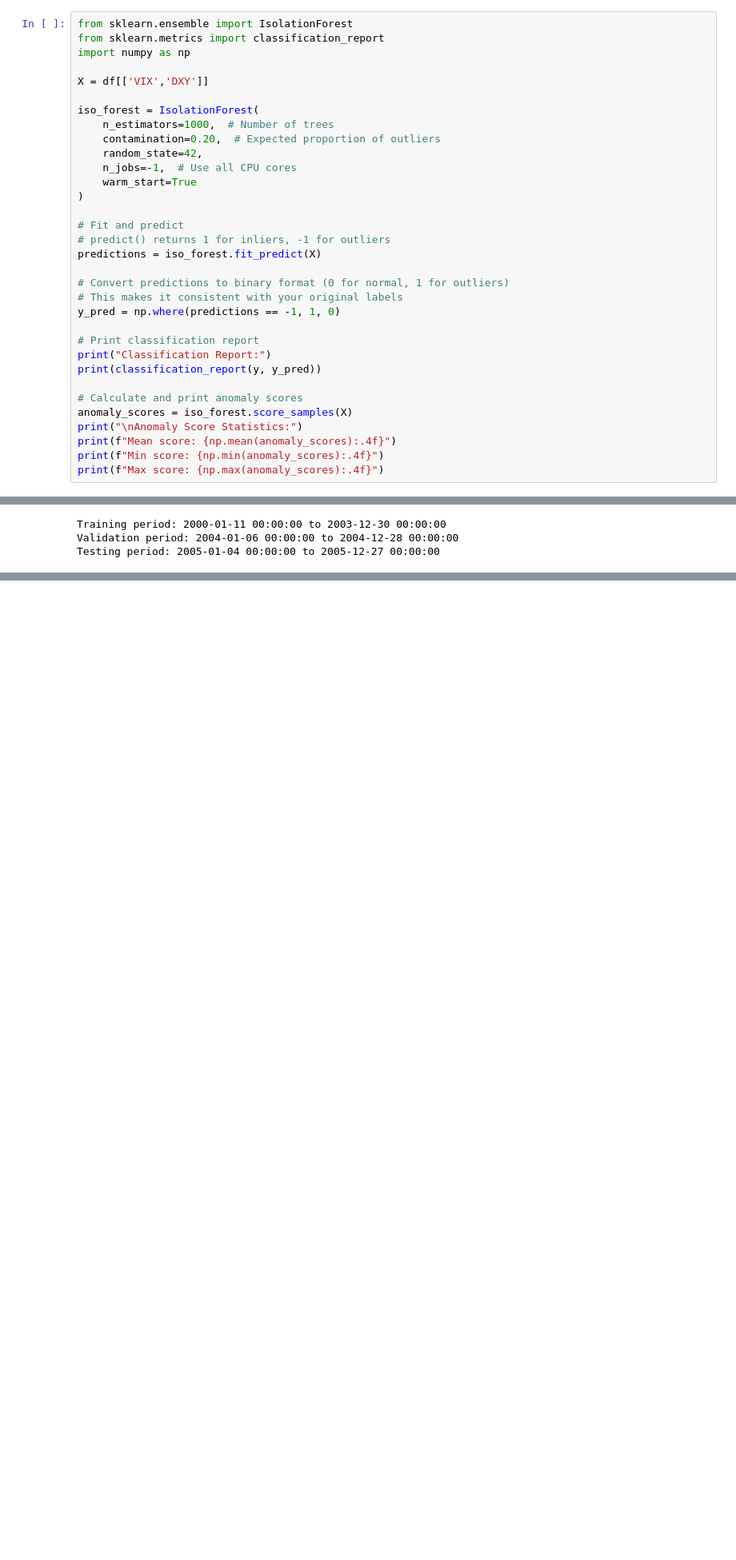
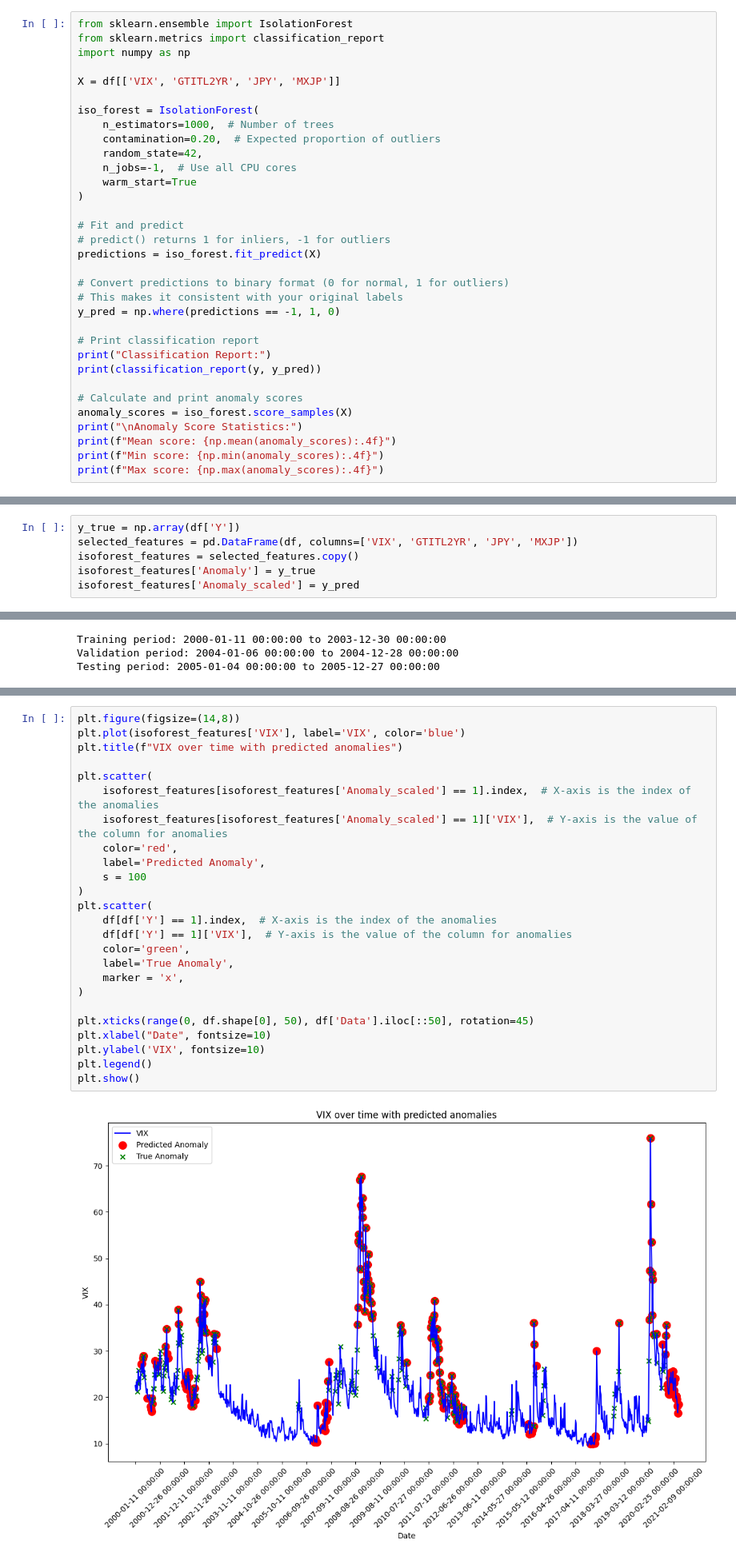
Before and after one commit to pc9350/Market-Anomaly-Detection, a Jupyter notebook: MAD.ipynb, the cells around one changed output, grey strips where cells are left out. Shown at 80% size. Cells and saved outputs as stored; diff of their text form; blank space fills up the shorter version.

```diff
--- a/MAD.ipynb
+++ b/MAD.ipynb
@@ -262,7 +262,7 @@ from sklearn.ensemble import IsolationForest
 from sklearn.metrics import classification_report
 import numpy as np
 
-X = df[['VIX','DXY']]
+X = df[['VIX', 'GTITL2YR', 'JPY', 'MXJP']]
 
 iso_forest = IsolationForest(
     n_estimators=1000,  # Number of trees
@@ -309,3 +309,9 @@ Max score: -0.4180
+# %%
+y_true = np.array(df['Y'])
+selected_features = pd.DataFrame(df, columns=['VIX', 'GTITL2YR', 'JPY', 'MXJP'])
+isoforest_features = selected_features.copy()
+isoforest_features['Anomaly'] = y_true
+isoforest_features['Anomaly_scaled'] = y_pred
 # %%
 # Decision Tree Classifier
 from sklearn.tree import DecisionTreeClassifier, plot_tree
@@ -405,0 +601,27 @@ Testing period: 2005-01-04 00:00:00 to 2005-12-27 00:00:00
+# %%
+plt.figure(figsize=(14,8))
+plt.plot(isoforest_features['VIX'], label='VIX', color='blue')
+plt.title(f"VIX over time with predicted anomalies")
+
+plt.scatter(
+    isoforest_features[isoforest_features['Anomaly_scaled'] == 1].index,  # X-axis is the index of the anomalies
+    isoforest_features[isoforest_features['Anomaly_scaled'] == 1]['VIX'],  # Y-axis is the value of the column for anomalies
+    color='red',
+    label='Predicted Anomaly',
+    s = 100
+)
+plt.scatter(
+    df[df['Y'] == 1].index,  # X-axis is the index of the anomalies
+    df[df['Y'] == 1]['VIX'],  # Y-axis is the value of the column for anomalies
+    color='green',
+    label='True Anomaly',
+    marker = 'x',
+)
+
+plt.xticks(range(0, df.shape[0], 50), df['Data'].iloc[::50], rotation=45)
+plt.xlabel("Date", fontsize=10)
+plt.ylabel('VIX', fontsize=10)
+plt.legend()
+plt.show()
+# %% [output]
+[figure, added]
```
Also changed, not shown: parts of 29 cells of this notebook.
